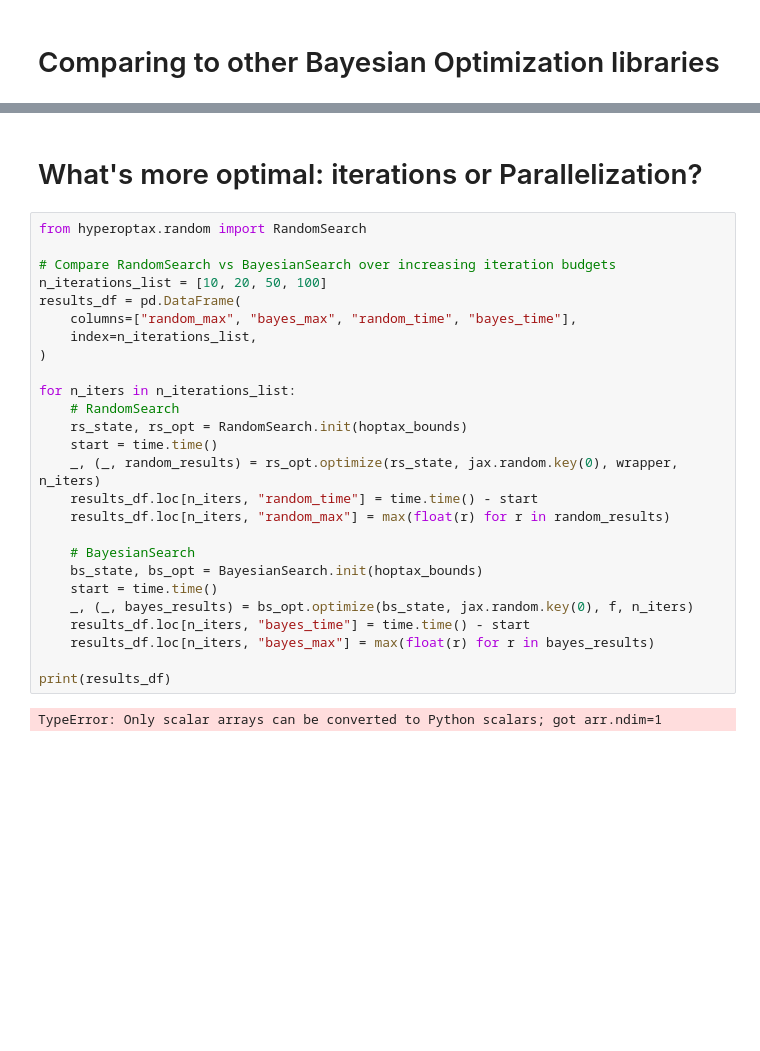
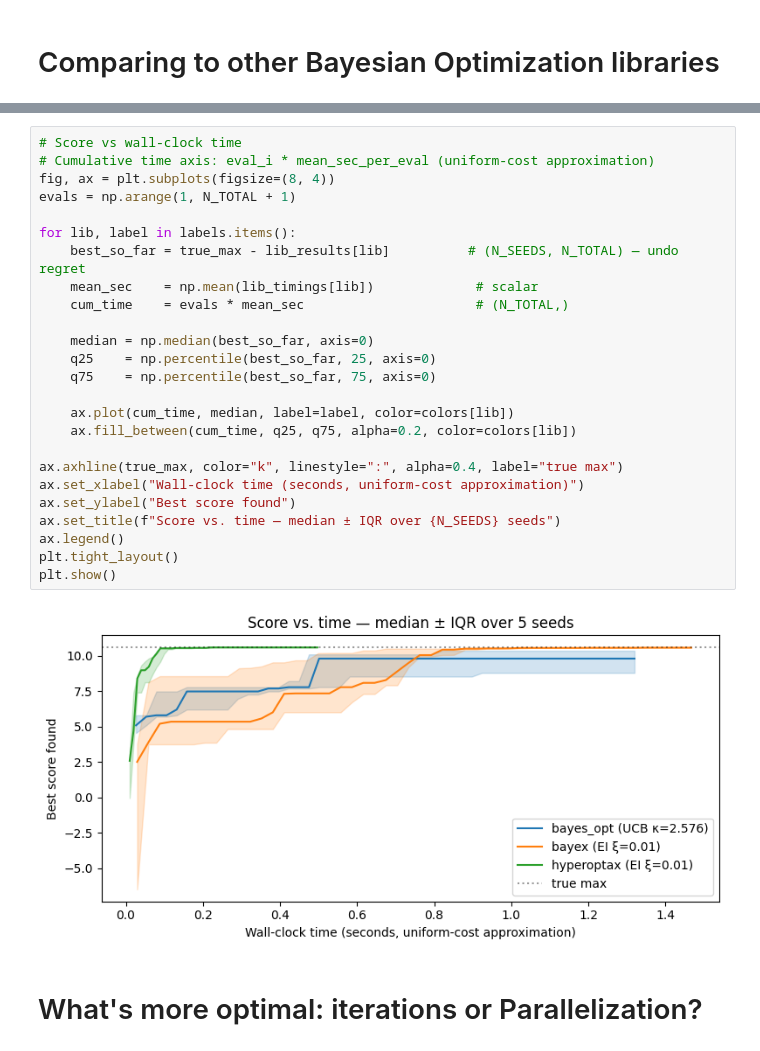
Before and after one commit to TheodoreWolf/hyperoptax, a Jupyter notebook: notebooks/performance.ipynb, the cells around one changed output, grey strips where cells are left out. Drawn from its saved outputs; the diff is of its cells as text; blank space fills up the shorter version.

```diff
--- a/notebooks/performance.ipynb
+++ b/notebooks/performance.ipynb
@@ -130,30 +213,29 @@ plt.show()
+# %%
+# Score vs wall-clock time
+# Cumulative time axis: eval_i * mean_sec_per_eval (uniform-cost approximation)
+fig, ax = plt.subplots(figsize=(8, 4))
+evals = np.arange(1, N_TOTAL + 1)
+
+for lib, label in labels.items():
+    best_so_far = true_max - lib_results[lib]          # (N_SEEDS, N_TOTAL) — undo regret
+    mean_sec    = np.mean(lib_timings[lib])             # scalar
+    cum_time    = evals * mean_sec                      # (N_TOTAL,)
+
+    median = np.median(best_so_far, axis=0)
+    q25    = np.percentile(best_so_far, 25, axis=0)
+    q75    = np.percentile(best_so_far, 75, axis=0)
+
+    ax.plot(cum_time, median, label=label, color=colors[lib])
+    ax.fill_between(cum_time, q25, q75, alpha=0.2, color=colors[lib])
+
+ax.axhline(true_max, color="k", linestyle=":", alpha=0.4, label="true max")
+ax.set_xlabel("Wall-clock time (seconds, uniform-cost approximation)")
+ax.set_ylabel("Best score found")
+ax.set_title(f"Score vs. time — median ± IQR over {N_SEEDS} seeds")
+ax.legend()
+plt.tight_layout()
+plt.show()
+# %% [output]
+[figure, added]
 # %% [markdown]
 # What's more optimal: iterations or Parallelization?
-# %%
-from hyperoptax.random import RandomSearch
-
-# Compare RandomSearch vs BayesianSearch over increasing iteration budgets
-n_iterations_list = [10, 20, 50, 100]
-results_df = pd.DataFrame(
-    columns=["random_max", "bayes_max", "random_time", "bayes_time"],
-    index=n_iterations_list,
-)
-
-for n_iters in n_iterations_list:
-    # RandomSearch
-    rs_state, rs_opt = RandomSearch.init(hoptax_bounds)
-    start = time.time()
-    _, (_, random_results) = rs_opt.optimize(rs_state, jax.random.key(0), wrapper, n_iters)
-    results_df.loc[n_iters, "random_time"] = time.time() - start
-    results_df.loc[n_iters, "random_max"] = max(float(r) for r in random_results)
-
-    # BayesianSearch
-    bs_state, bs_opt = BayesianSearch.init(hoptax_bounds)
-    start = time.time()
-    _, (_, bayes_results) = bs_opt.optimize(bs_state, jax.random.key(0), f, n_iters)
-    results_df.loc[n_iters, "bayes_time"] = time.time() - start
-    results_df.loc[n_iters, "bayes_max"] = max(float(r) for r in bayes_results)
-
-print(results_df)
-# %% [output]
-TypeError: Only scalar arrays can be converted to Python scalars; got arr.ndim=1
```
Also changed, not shown: parts of 17 cells of this notebook, 19 other files.
